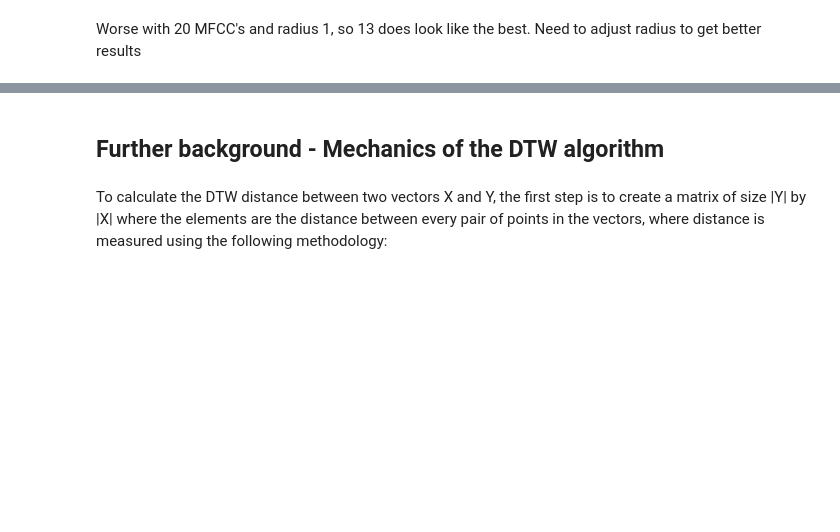
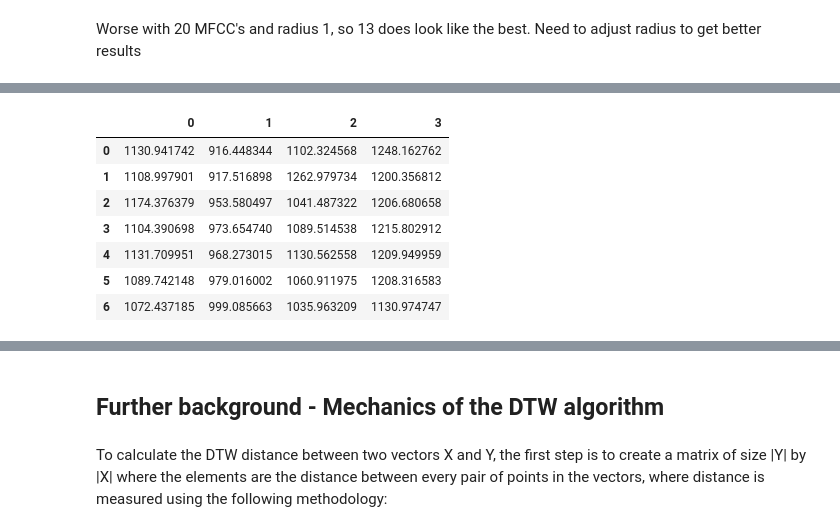
Before and after one commit to miketp333/mids_capstone, a Jupyter notebook: models/dtw_dysarthric_speech_all.ipynb, the cells around one changed output, grey strips where cells are left out. Drawn from its saved outputs; the diff is of its cells as text; code cells hidden in the pictures; blank space fills up the shorter version.

```diff
--- a/models/dtw_dysarthric_speech_all.ipynb
+++ b/models/dtw_dysarthric_speech_all.ipynb
@@ -147,7 +152,11 @@ def generate_mfcc_lists(df=df, number_mfcc=20):
     train_len = [trim_len[i] for i,x in enumerate(train) if x==-1]
     test_len = [trim_len[i] for i,x in enumerate(train) if x==1]
 
-    return x_train, x_test, train_len, test_len, y_test
+    # Store audio location
+    train_aud = [aud_locs[i] for i,x in enumerate(train) if x==-1]
+    test_aud = [aud_locs[i] for i,x in enumerate(train) if x==1]
+
+    return x_train, x_test, train_aud, test_aud, train_len, test_len, y_test
 # %% [markdown]
 ## 4) Set up DTW calculations
 # %%
@@ -605,7 +496,7 @@ Correct|Prediction| MFCC Predictions
 ----------------------------------------------------------------------
 % Correct (Overall): 75.0
 # %%
-x_train, x_test, train_len, test_len, y_test= generate_mfcc_lists(df, 13)
+x_train, x_test, train_aud, test_aud, train_len, test_len, y_test = generate_mfcc_lists(df, 13)
 master_dist = calc_dtw(x_train, x_test, train_len, test_len, radius=5)
 prediction(master_dist, y_test)
 # %% [output]
@@ -628,0 +532,11 @@ This one is tricky - not sure why we can't get 2 right. Train and test are very
+# %%
+pd.DataFrame(master_dist[2])
+# %% [output]
+|  | 0 | 1 | 2 | 3 |
+| 0 | 1130.941742 | 916.448344 | 1102.324568 | 1248.162762 |
+| 1 | 1108.997901 | 917.516898 | 1262.979734 | 1200.356812 |
+| 2 | 1174.376379 | 953.580497 | 1041.487322 | 1206.680658 |
+| 3 | 1104.390698 | 973.654740 | 1089.514538 | 1215.802912 |
+| 4 | 1131.709951 | 968.273015 | 1130.562558 | 1209.949959 |
+| 5 | 1089.742148 | 979.016002 | 1060.911975 | 1208.316583 |
+| 6 | 1072.437185 | 999.085663 | 1035.963209 | 1130.974747 |
```
Also changed, not shown: parts of 71 cells of this notebook.
